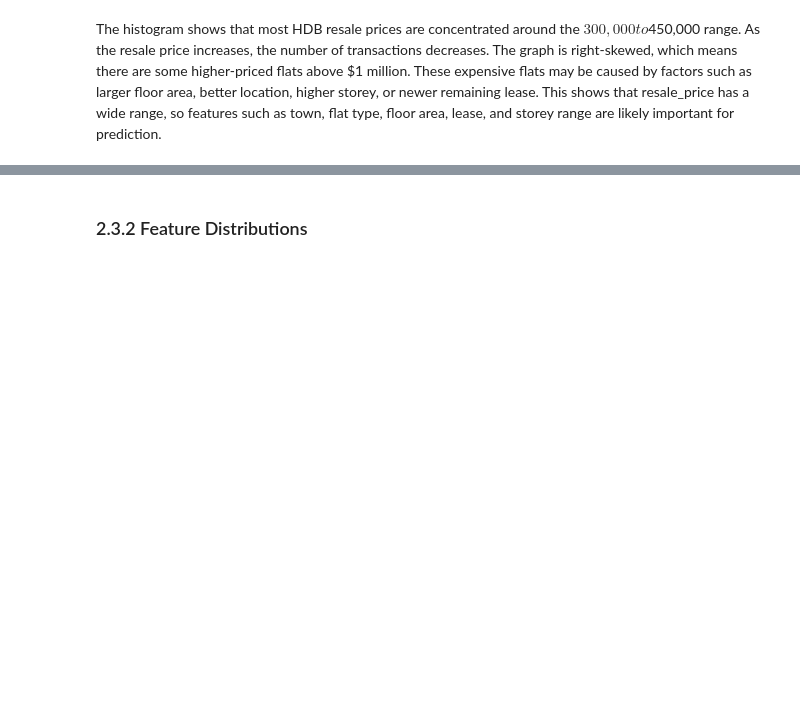
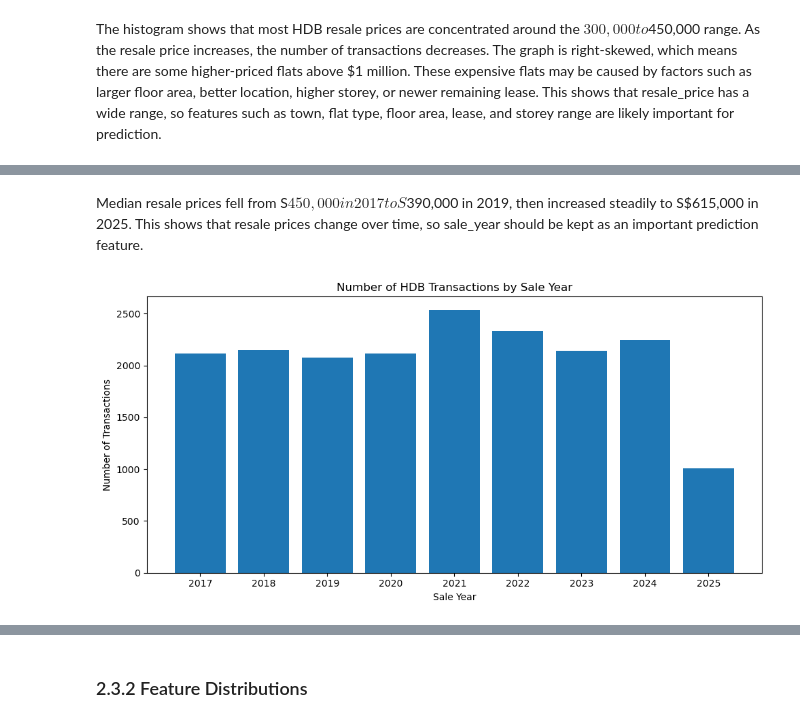
Before and after one commit to zephen1234/mldp-project, a Jupyter notebook: MLDP Program Codes Submission .ipynb, the cells around one changed output, grey strips where cells are left out. Cells and saved outputs as stored; diff of their text form; code cells hidden in the pictures; blank space fills up the shorter version.

```diff
--- a/MLDP Program Codes Submission .ipynb
+++ b/MLDP Program Codes Submission .ipynb
@@ -187,0 +347,17 @@ The histogram shows that most HDB resale prices are concentrated around the $300
+# %% [markdown]
+Median resale prices fell from S$450,000 in 2017 to S$390,000 in 2019, then increased steadily to S$615,000 in 2025. This shows that resale prices change over time, so sale_year should be kept as an important prediction feature.
+# %%
+# Plot the number of transactions recorded each year
+plt.figure(figsize=(10, 5))
+plt.bar(
+    yearly_price['sale_year'].astype(str),
+    yearly_price['transaction_count']
+)
+
+plt.title('Number of HDB Transactions by Sale Year')
+plt.xlabel('Sale Year')
+plt.ylabel('Number of Transactions')
+plt.tight_layout()
+plt.show()
+# %% [output]
+[figure, added]
```
Also changed, not shown: parts of 13 cells of this notebook.
